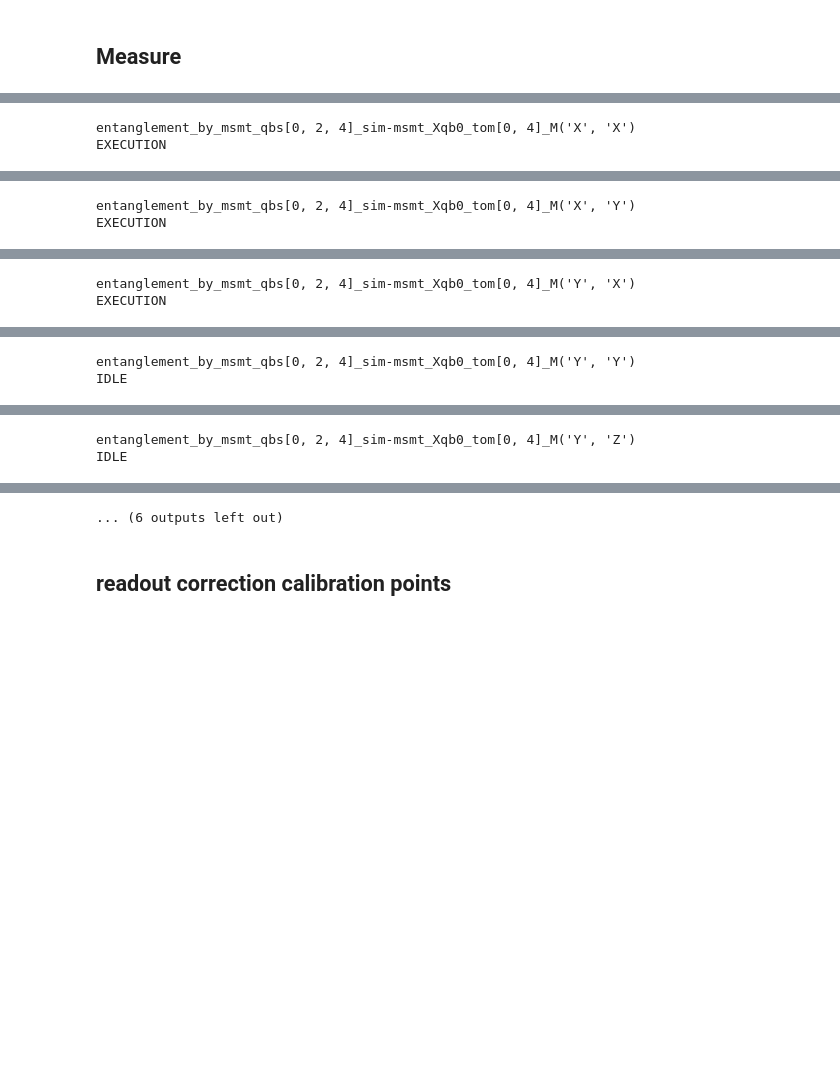
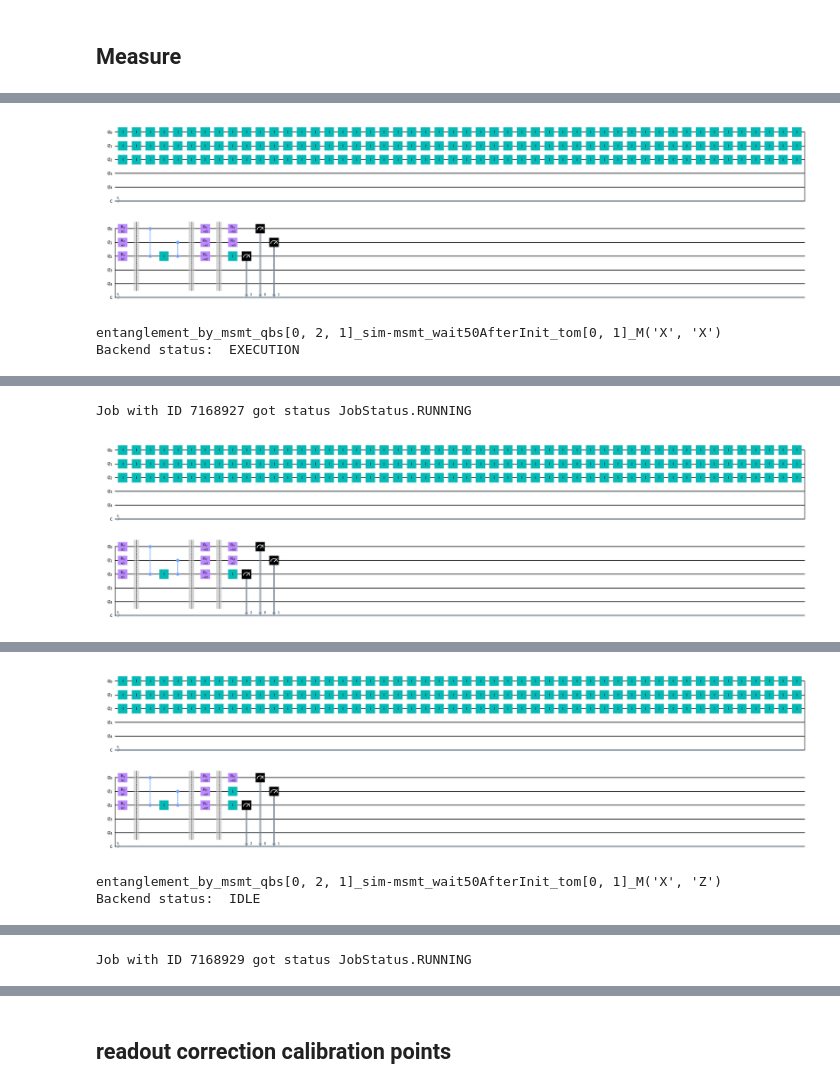
Before and after one commit to codecrap/inspire-experiments, a Jupyter notebook: notebooks/entanglement_by_measurement_experiments.ipynb, the cells around one changed output, grey strips where cells are left out. Cells and saved outputs as stored; diff of their text form; code cells hidden in the pictures; blank space fills up the shorter version.

```diff
--- a/notebooks/entanglement_by_measurement_experiments.ipynb
+++ b/notebooks/entanglement_by_measurement_experiments.ipynb
@@ -68,13 +70,20 @@ def measure_entanglement_by_msmt(
     else:
         tomo_combinations = ['Z']
 
-    for tomo_option in tqdm(tomo_combinations, total=len(tomo_combinations)):
+    # bar = alive_it(tomo_combinations, total=len(tomo_combinations))
+    bar = tqdm(tomo_combinations, total=len(tomo_combinations))
+    for tomo_option in bar:
         circuit = QuantumCircuit(5,5)
         # circuit.rx(np.pi/2, qubits[1])
         # circuit.ry(-np.pi/2, qubits[0])
         # circuit.ry(-np.pi/2, qubits[2])
 
-        circuit.x(qubits[0])
+        # add wait time after init by msmt to relax cavity
+        for _ in range(50):
+            for qb in qubits:
+                circuit.id(qb)
+
+        # circuit.x(qubits[0])
 
         for qb in qubits:
             circuit.ry(np.pi/2, qb)
@@ -98,8 +107,10 @@ def measure_entanglement_by_msmt(
             circuit.append(tomo_gates[tomo_option[idx]], [qubits[1]])
         elif sim_msmt:
             circuit.id(qubits[1])
+
         circuit.measure(qubits[1], qubits[1])
-
+        # if not sim_msmt:
+        #     circuit.barrier(range(5))
 
         # for qb in set(qubits).intersection(tomo_qubits):
         #     idx = tomo_qubits.index(qb)
@@ -107,12 +118,14 @@ def measure_entanglement_by_msmt(
         #     circuit.measure(qb, qb)
 
         if not sim_msmt:
-            if dd_sequence:
+            if dd_sequence.upper() == 'XY4':
                 # add decoupling sequence XY4, padded with 2 IDs at beginning and end
+                # to fit into exactly 100 cycles (= 2 mus = msmt time)
                 for _ in range(2):
                     circuit.id(qubits[0])
                     circuit.id(qubits[-1])
-                for _ in range(1):
+                # for _ in range(1):
+                for _ in range(100//8):
                     for _ in range(4):
                         circuit.x(qubits[0])
                         circuit.x(qubits[-1])
@@ -122,11 +135,17 @@ def measure_entanglement_by_msmt(
                     circuit.id(qubits[0])
                     circuit.id(qubits[-1])
                 circuit.barrier(range(5))
+
+            elif dd_sequence.upper() == 'ID':
+                # scheduler automatically adds a "skip 99" instruction after msmt
+                # so it is enough to just put a barrier here to separate from the next msmt instructions
+                circuit.barrier(range(5))
+                # add waiting time via ID gates on data qubits
+                # for _ in range(100):
+                #     circuit.id(qubits[0])
+                #     circuit.id(qubits[-1])
             else:
-                # add waiting time via ID gates on data qubits
-                for _ in range(100):
-                    circuit.id(qubits[0])
-                    circuit.id(qubits[-1])
+                raise ValueError(f"Unknown sequence {dd_sequence} given!")
 
 
         # for qb in set(qubits).difference(tomo_qubits):
@@ -161,8 +180,11 @@ def measure_entanglement_by_msmt(
 
         if send_jobs:
             header = get_file_header(circuit)
-            print(get_starmon_status(api))
+            print("Backend status: ", get_starmon_status(api))
             job = qiskit.execute(circuit, shots=2**14, optimization_level=0, backend=backend)
+            # wait for the job to come through (otherwise status will always show as queued)
+            time.sleep(2)
+            print(f"Job with ID {job.job_id()} got status {job.status()}")
             ExperimentData.save_job_result(job, exp_name, header)
             jobs += [job]
 
@@ -192,5 +232,6 @@ EXECUTION
 # %%
-jobs2, circuits2 = measure_entanglement_by_msmt([0,2,4], tomo_qubits=[0,4], extra_label="_Xqb0", send_jobs=True, sim_msmt=True, show_circuit=False)
+jobs2, circuits2 = measure_entanglement_by_msmt([0,2,1], tomo_qubits=[0,1], extra_label="_wait50AfterInit", send_jobs=True, sim_msmt=True, show_circuit=True)
 # %% [output]
+[figure, added]
-entanglement_by_msmt_qbs[0, 2, 4]_sim-msmt_Xqb0_tom[0, 4]_M('X', 'X')
-EXECUTION
+entanglement_by_msmt_qbs[0, 2, 1]_sim-msmt_wait50AfterInit_tom[0, 1]_M('X', 'X')
+Backend status:  EXECUTION
@@ -198,2 +239,2 @@ EXECUTION
-entanglement_by_msmt_qbs[0, 2, 4]_sim-msmt_Xqb0_tom[0, 4]_M('X', 'Y')
-EXECUTION
+Job with ID 7168927 got status JobStatus.RUNNING
+[figure, added]
@@ -204,2 +245,3 @@ IDLE
+[figure, added]
-entanglement_by_msmt_qbs[0, 2, 4]_sim-msmt_Xqb0_tom[0, 4]_M('Y', 'X')
-EXECUTION
+entanglement_by_msmt_qbs[0, 2, 1]_sim-msmt_wait50AfterInit_tom[0, 1]_M('X', 'Z')
+Backend status:  IDLE
@@ -207,2 +249 @@ EXECUTION
-entanglement_by_msmt_qbs[0, 2, 4]_sim-msmt_Xqb0_tom[0, 4]_M('Y', 'Y')
-IDLE
+Job with ID 7168929 got status JobStatus.RUNNING
@@ -210,2 +250,0 @@ IDLE
-entanglement_by_msmt_qbs[0, 2, 4]_sim-msmt_Xqb0_tom[0, 4]_M('Y', 'Z')
-IDLE
@@ -213,4 +251,3 @@ IDLE
-... (6 outputs left out)
 # %% [markdown]
 ## readout correction calibration points
 # %%
```
Also changed, not shown: parts of 10 cells of this notebook, 1 other file.
